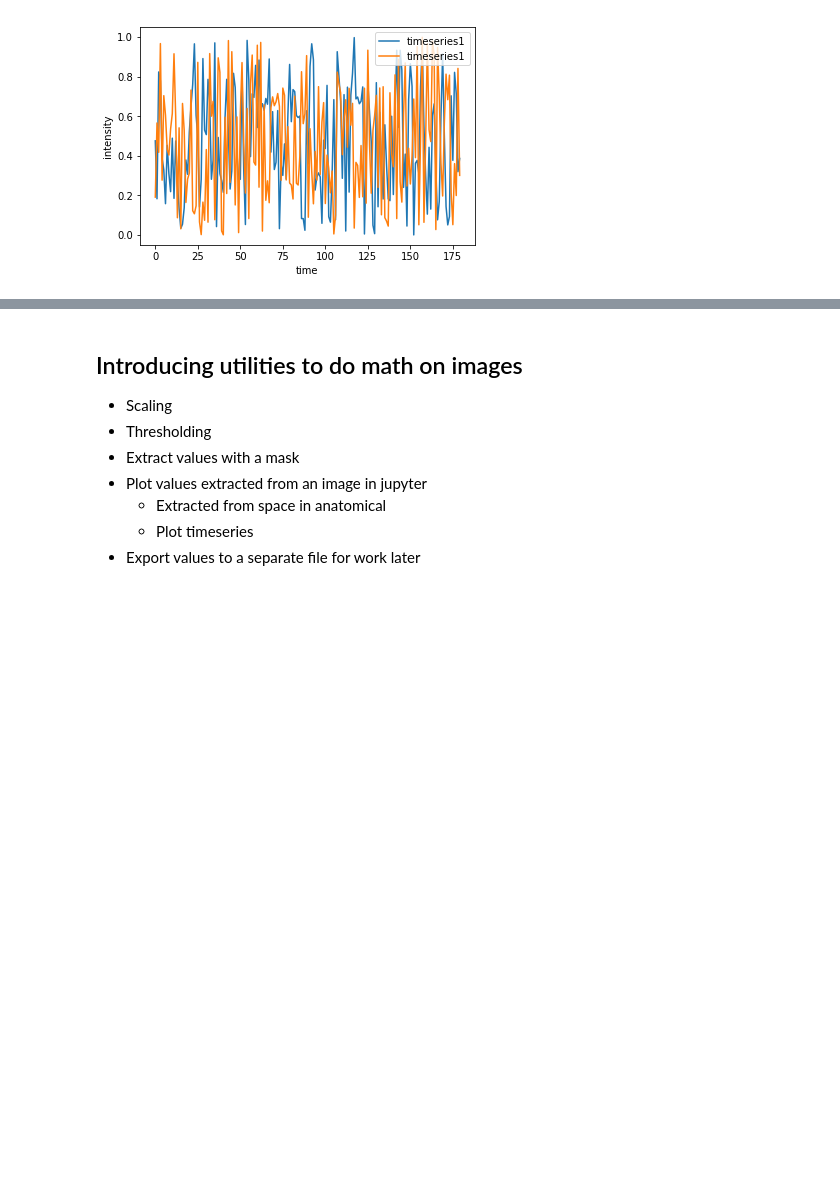
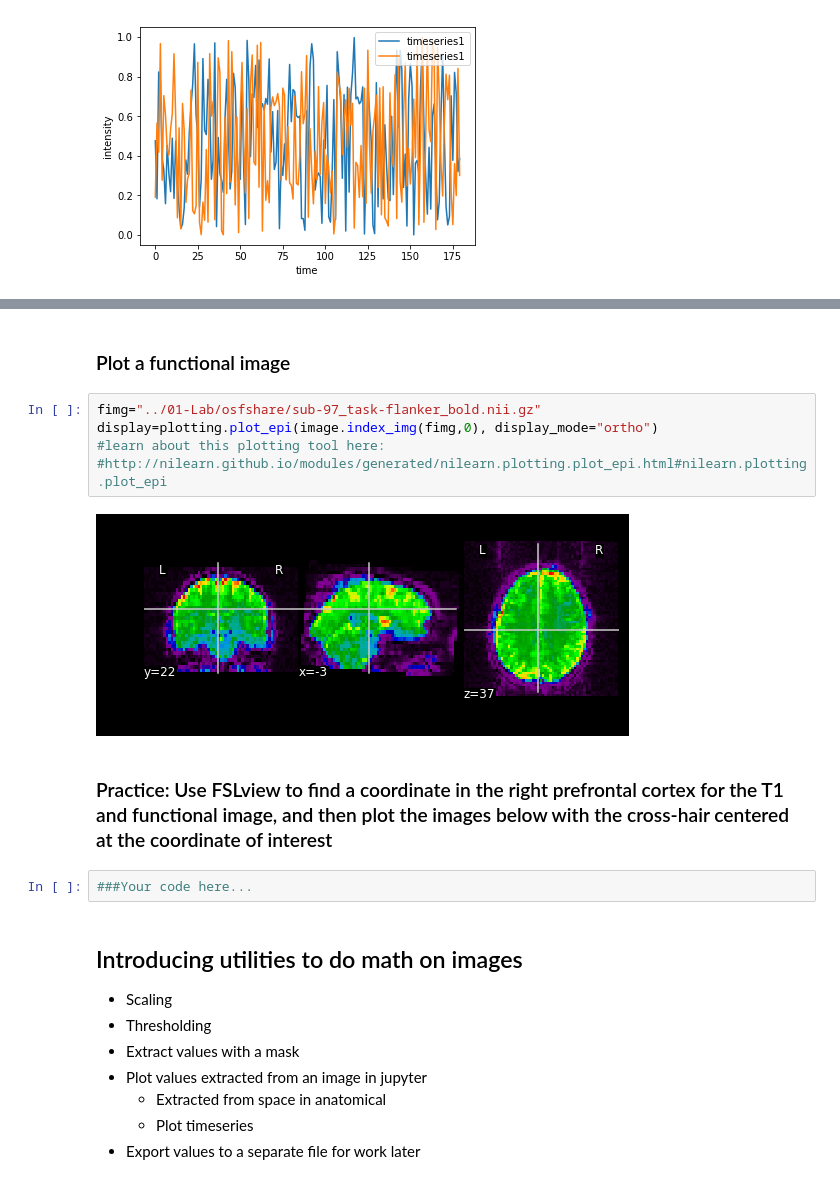
Before and after one commit to uiowa-mri-course-2018/Labs, a Jupyter notebook: 02-Lab/ImageProcessingBasics.ipynb, the cells around one changed output, grey strips where cells are left out. Saved outputs shown, nothing was run; the diff lists cells and outputs as text; blank space fills up the shorter version.

```diff
--- a/02-Lab/ImageProcessingBasics.ipynb
+++ b/02-Lab/ImageProcessingBasics.ipynb
@@ -59,3 +76,16 @@ Text(0,0.5,'intensity')
+# %% [markdown]
+### Plot a functional image
+# %%
+fimg="../01-Lab/osfshare/sub-97_task-flanker_bold.nii.gz"
+display=plotting.plot_epi(image.index_img(fimg,0), display_mode="ortho")
+#learn about this plotting tool here:
+#http://nilearn.github.io/modules/generated/nilearn.plotting.plot_epi.html#nilearn.plotting.plot_epi
+# %% [output]
+[figure, added]
+# %% [markdown]
+### Practice: Use FSLview to find a coordinate in the right prefrontal cortex for the T1 and functional image, and then plot the images below with the cross-hair centered at the coordinate of interest
+# %%
+###Your code here...
 # %% [markdown]
 ## Introducing utilities to do math on images
 * Scaling
```
Also changed, not shown: parts of 9 cells of this notebook.
